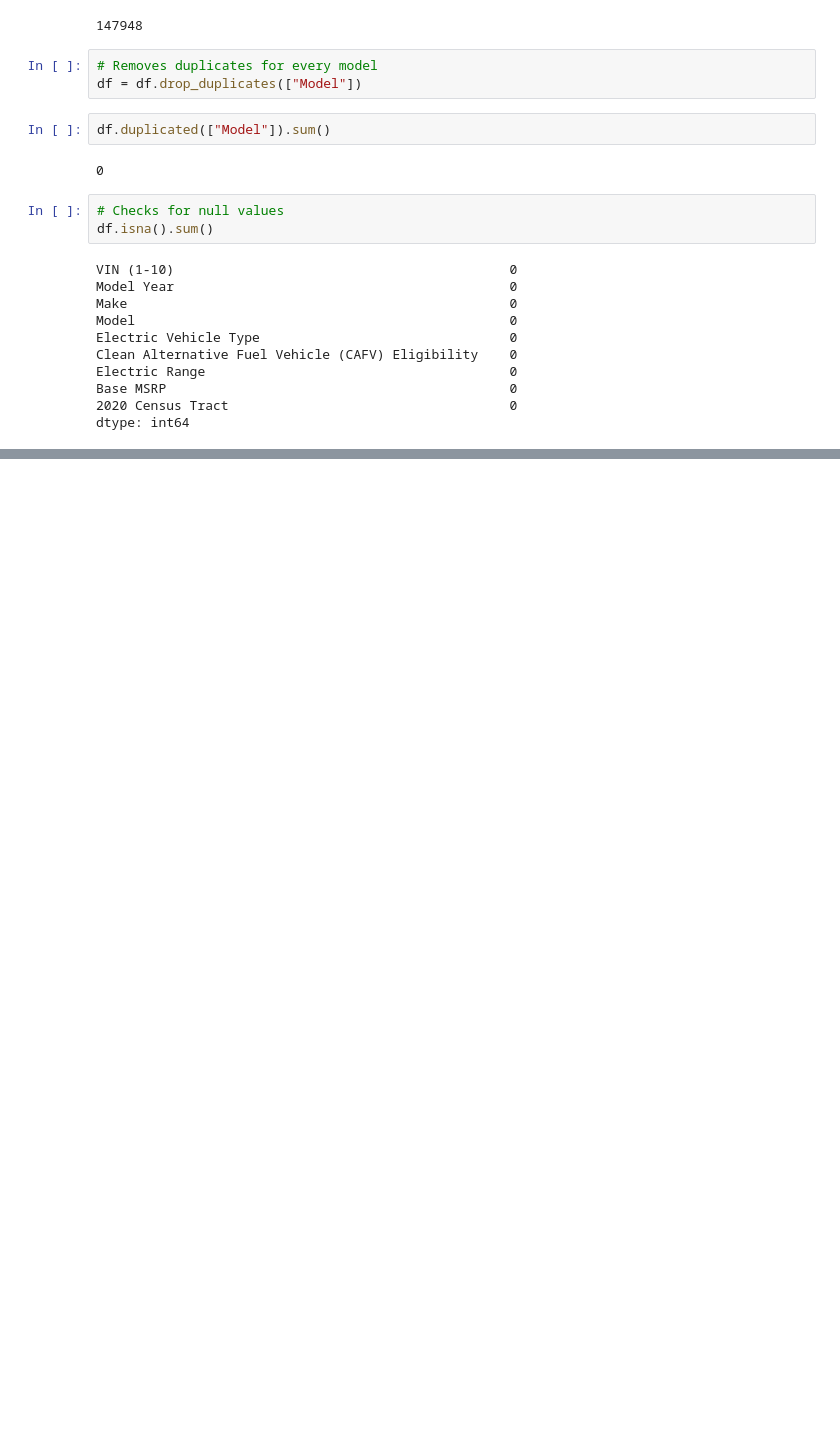
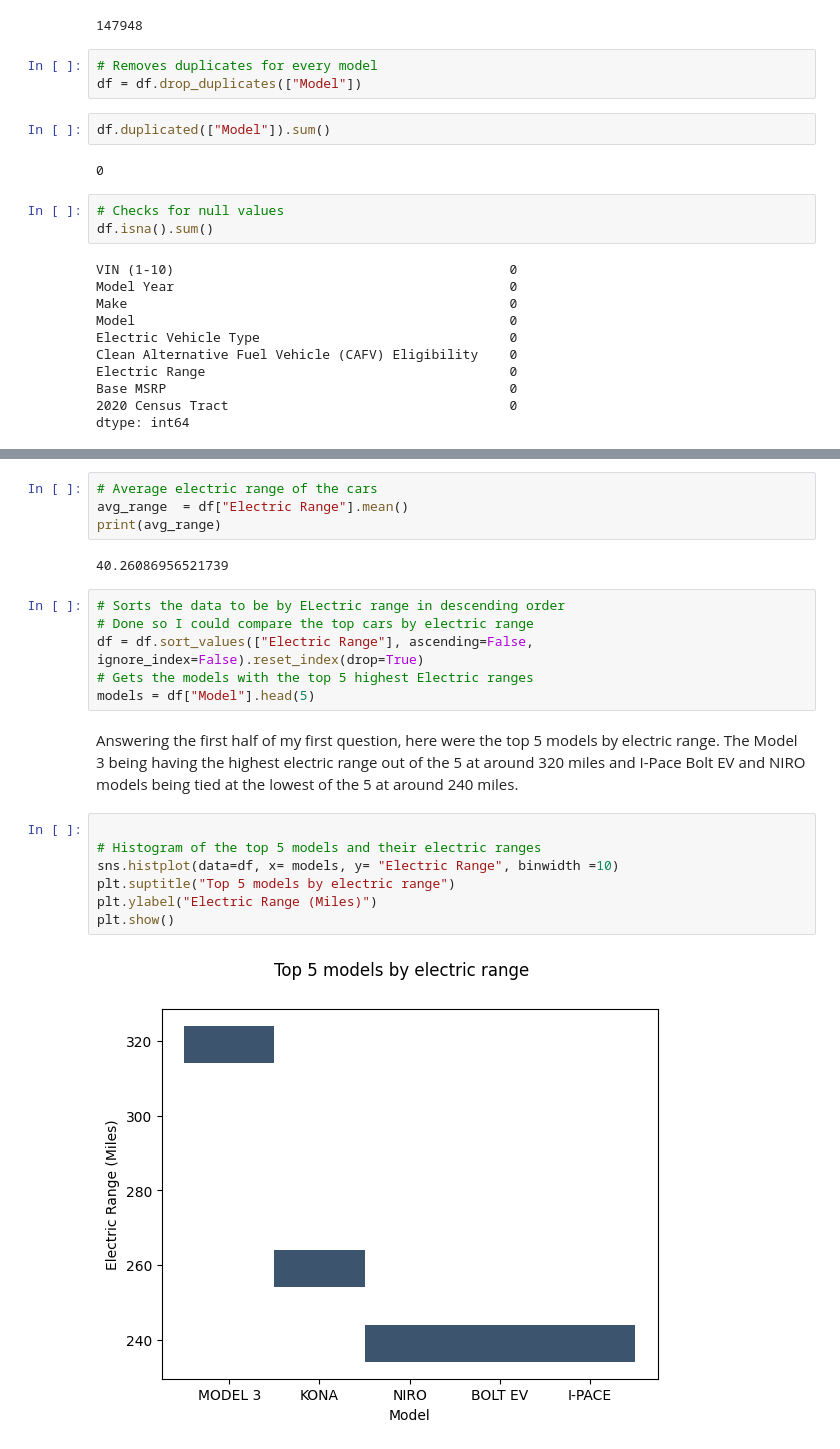
Before and after one commit to Echandler123/Data-Analysis, a Jupyter notebook: dataanalysis.ipynb, the cells around one changed output, grey strips where cells are left out. Cells and saved outputs as stored; diff of their text form; blank space fills up the shorter version.

```diff
--- a/dataanalysis.ipynb
+++ b/dataanalysis.ipynb
@@ -201,0 +83,23 @@ How I would use this data
+# %%
+# Average electric range of the cars
+avg_range  = df["Electric Range"].mean()
+print(avg_range)
+# %% [output]
+40.26086956521739
+# %%
+# Sorts the data to be by ELectric range in descending order
+# Done so I could compare the top cars by electric range
+df = df.sort_values(["Electric Range"], ascending=False, ignore_index=False).reset_index(drop=True)
+# Gets the models with the top 5 highest Electric ranges
+models = df["Model"].head(5)
+# %% [markdown]
+Answering the first half of my first question, here were the top 5 models by electric range. The Model 3 being having the highest electric range out of the 5 at around 320 miles and I-Pace Bolt EV and NIRO models being tied at the lowest of the 5 at around 240 miles.
+# %%
+
+# Histogram of the top 5 models and their electric ranges
+sns.histplot(data=df, x= models, y= "Electric Range", binwidth =10)
+plt.suptitle("Top 5 models by electric range")
+plt.ylabel("Electric Range (Miles)")
+plt.show()
+# %% [output]
+[figure, added]
```
Also changed, not shown: parts of 58 cells of this notebook.
